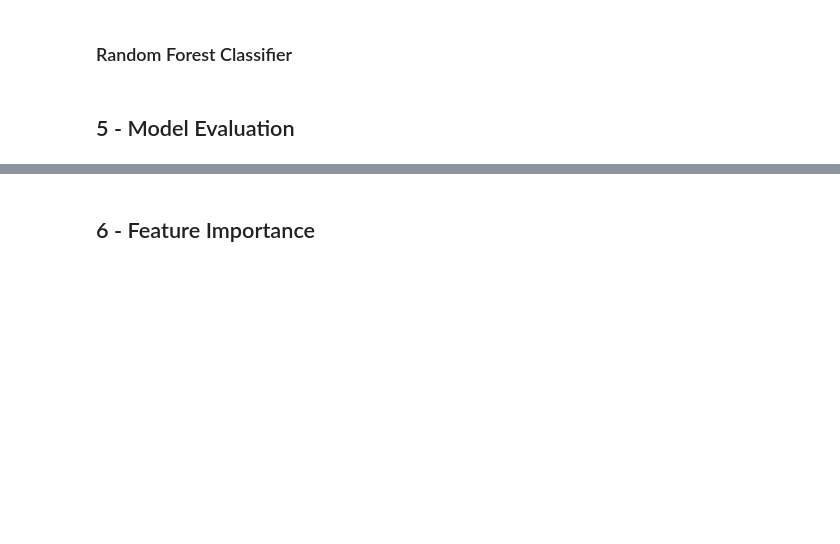
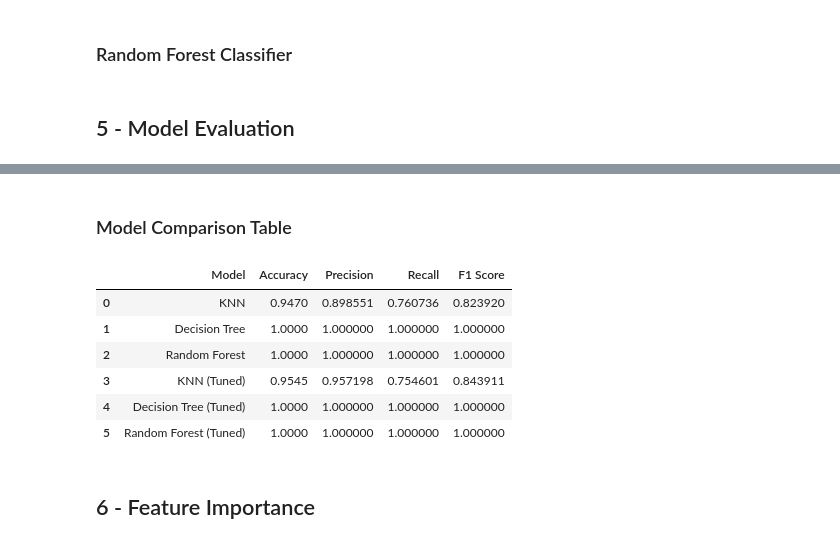
Before and after one commit to IqraFatima-Coder/python_and_ai_bootcamp_iCodeGuru_WPBrigade, a Jupyter notebook: Week2_Assignment/notebook.ipynb, the cells around one changed output, grey strips where cells are left out. Cells and saved outputs as stored; diff of their text form; code cells hidden in the pictures; blank space fills up the shorter version.

```diff
--- a/Week2_Assignment/notebook.ipynb
+++ b/Week2_Assignment/notebook.ipynb
@@ -225,3 +295,38 @@ plt.show()
+# %% [markdown]
+### Model Comparison Table
+# %%
+# Model comparison table
+import pandas as pd
+
+model_names = [
+    "KNN", "Decision Tree", "Random Forest",
+    "KNN (Tuned)", "Decision Tree (Tuned)", "Random Forest (Tuned)"
+]
+preds = [
+    knn_pred, dt_pred, rf_pred,
+    knn_best_pred, dt_best_pred, rf_best_pred
+]
+
+results = []
+for name, pred in zip(model_names, preds):
+    results.append({
+        "Model": name,
+        "Accuracy": accuracy_score(y_test, pred),
+        "Precision": precision_score(y_test, pred),
+        "Recall": recall_score(y_test, pred),
+        "F1 Score": f1_score(y_test, pred)
+    })
+
+results_df = pd.DataFrame(results)
+display(results_df)
+# %% [output]
+|  | Model | Accuracy | Precision | Recall | F1 Score |
+| 0 | KNN | 0.9470 | 0.898551 | 0.760736 | 0.823920 |
+| 1 | Decision Tree | 1.0000 | 1.000000 | 1.000000 | 1.000000 |
+| 2 | Random Forest | 1.0000 | 1.000000 | 1.000000 | 1.000000 |
+| 3 | KNN (Tuned) | 0.9545 | 0.957198 | 0.754601 | 0.843911 |
+| 4 | Decision Tree (Tuned) | 1.0000 | 1.000000 | 1.000000 | 1.000000 |
+| 5 | Random Forest (Tuned) | 1.0000 | 1.000000 | 1.000000 | 1.000000 |
 # %% [markdown]
 ## 6 - Feature Importance
 # %% [markdown]
```
Also changed, not shown: parts of 15 cells of this notebook.
